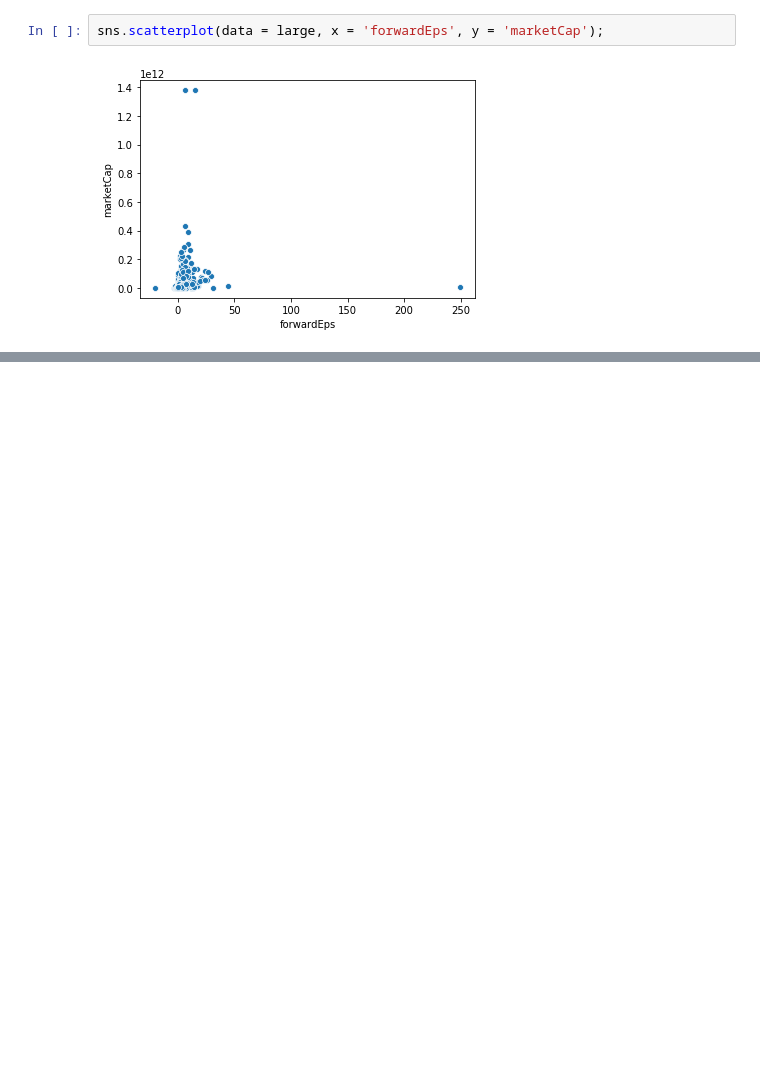
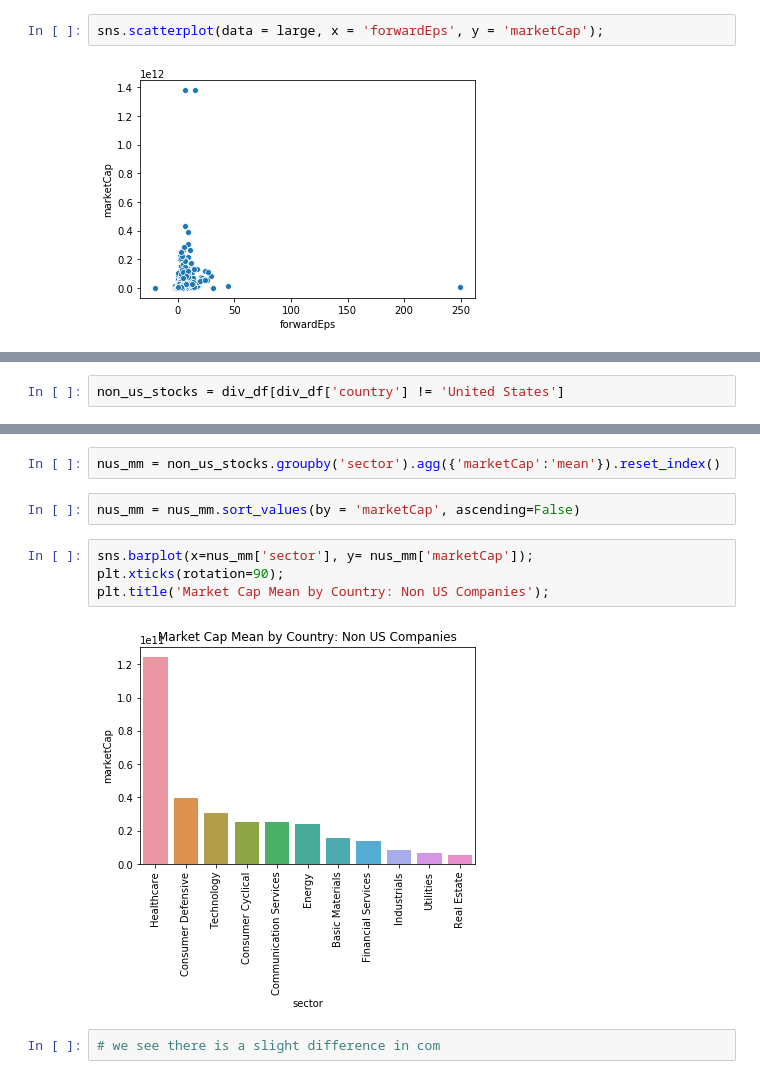
Before and after one commit to ipatel467/Stock-Market-Analysis, a Jupyter notebook: StocksP2.ipynb, the cells around one changed output, grey strips where cells are left out. Saved outputs shown, nothing was run; the diff lists cells and outputs as text; blank space fills up the shorter version.

```diff
--- a/StocksP2.ipynb
+++ b/StocksP2.ipynb
@@ -603,0 +611,2 @@ sns.scatterplot(data = large, x = 'forwardEps', y = 'marketCap');
+# %%
+non_us_stocks = div_df[div_df['country'] != 'United States']
@@ -603,0 +637,12 @@ sns.scatterplot(data = large, x = 'forwardEps', y = 'marketCap');
+# %%
+nus_mm = non_us_stocks.groupby('sector').agg({'marketCap':'mean'}).reset_index()
+# %%
+nus_mm = nus_mm.sort_values(by = 'marketCap', ascending=False)
+# %%
+sns.barplot(x=nus_mm['sector'], y= nus_mm['marketCap']);
+plt.xticks(rotation=90);
+plt.title('Market Cap Mean by Country: Non US Companies');
+# %% [output]
+[figure, added]
+# %%
+# we see there is a slight difference in com
```
Also changed, not shown: parts of 20 cells of this notebook.
